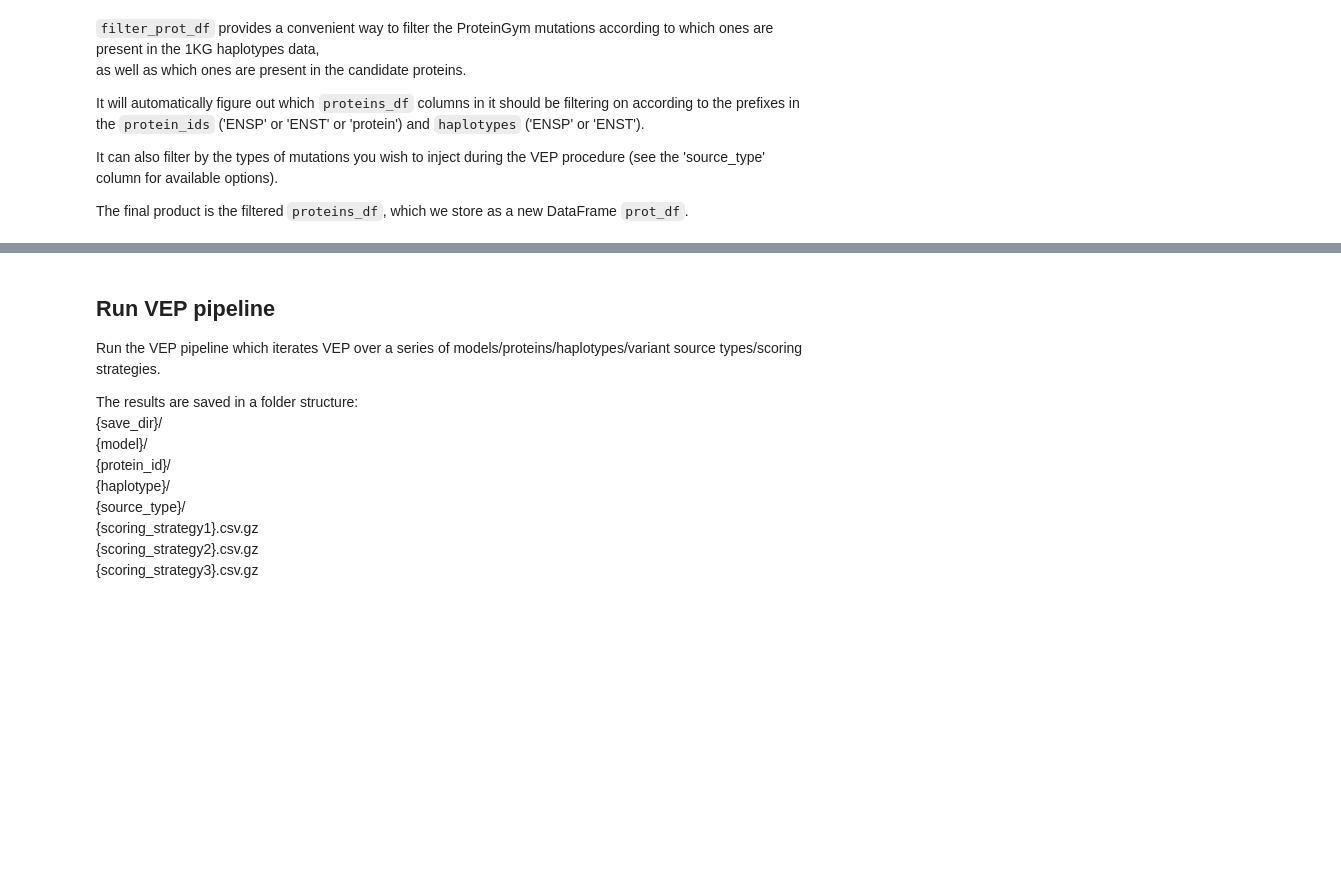
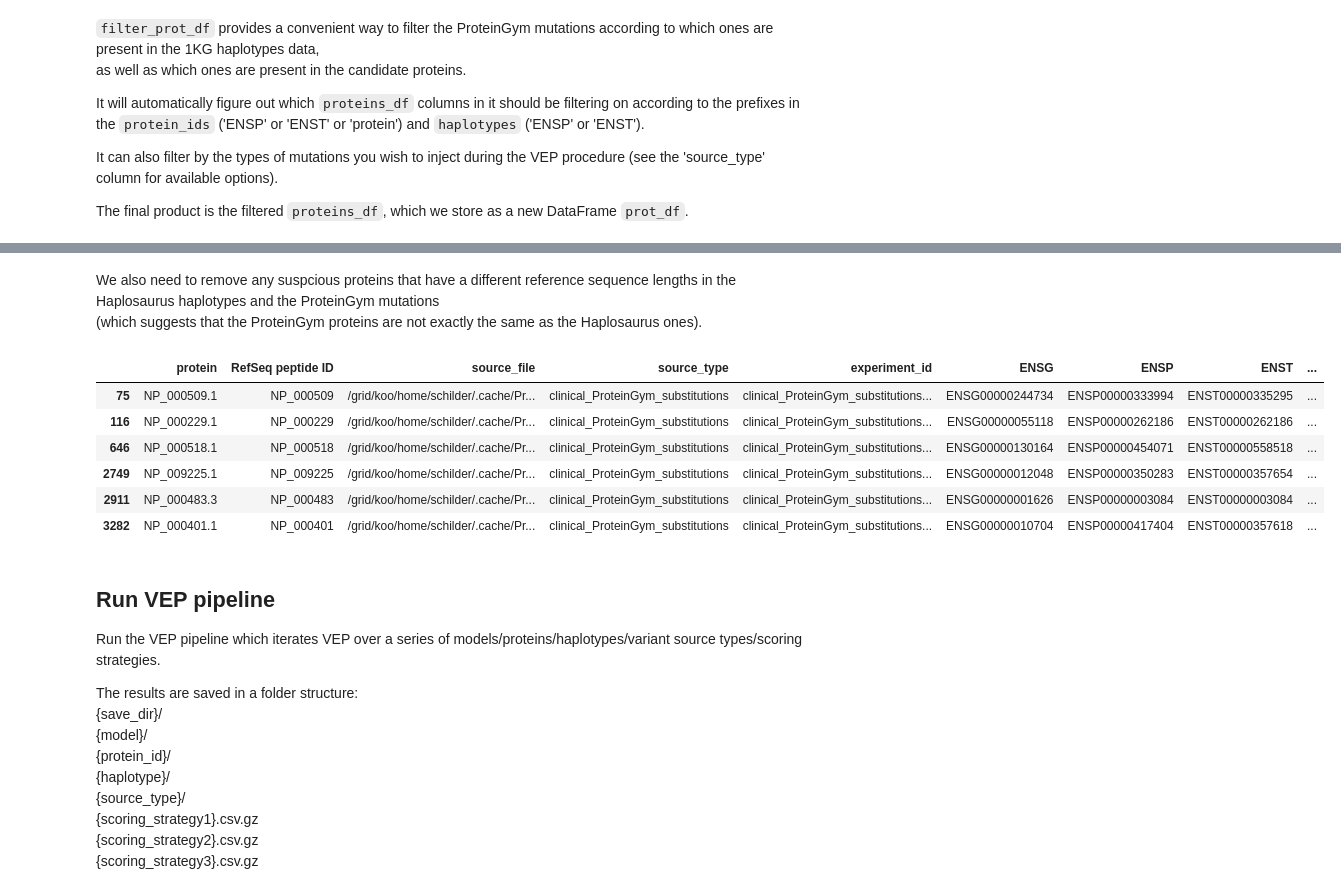
Before and after one commit to bschilder/VEP_protein, a Jupyter notebook: notebooks/VEP.ipynb, the cells around one changed output, grey strips where cells are left out. Saved outputs shown, nothing was run; the diff lists cells and outputs as text; code cells hidden in the pictures; blank space fills up the shorter version.

Commit message:
add sequence checks'

```diff
--- a/notebooks/VEP.ipynb
+++ b/notebooks/VEP.ipynb
@@ -109,3 +114,19 @@ Returning 5 unique proteins
+# %% [markdown]
+We also need to remove any suspcious proteins that have a different reference sequence lengths in the Haplosaurus haplotypes and the ProteinGym mutations
+(which suggests that the ProteinGym proteins are not exactly the same as the Haplosaurus ones).
+# %%
+prot_df = vp.add_sequence_checks(prot_df,
+                                  haplotypes=haplotypes)
+prot_df = prot_df.loc[prot_df['proteingym_haplosaurus_seq_identical'] == True]
+prot_df
+# %% [output]
+|  | protein | RefSeq peptide ID | source_file | source_type | experiment_id | ENSG | ENSP | ENST | ... |
+| 75 | NP_000509.1 | NP_000509 | /grid/koo/home/schilder/.cache/Pr... | clinical_ProteinGym_substitutions | clinical_ProteinGym_substitutions... | ENSG00000244734 | ENSP00000333994 | ENST00000335295 | ... |
+| 116 | NP_000229.1 | NP_000229 | /grid/koo/home/schilder/.cache/Pr... | clinical_ProteinGym_substitutions | clinical_ProteinGym_substitutions... | ENSG00000055118 | ENSP00000262186 | ENST00000262186 | ... |
+| 646 | NP_000518.1 | NP_000518 | /grid/koo/home/schilder/.cache/Pr... | clinical_ProteinGym_substitutions | clinical_ProteinGym_substitutions... | ENSG00000130164 | ENSP00000454071 | ENST00000558518 | ... |
+| 2749 | NP_009225.1 | NP_009225 | /grid/koo/home/schilder/.cache/Pr... | clinical_ProteinGym_substitutions | clinical_ProteinGym_substitutions... | ENSG00000012048 | ENSP00000350283 | ENST00000357654 | ... |
+| 2911 | NP_000483.3 | NP_000483 | /grid/koo/home/schilder/.cache/Pr... | clinical_ProteinGym_substitutions | clinical_ProteinGym_substitutions... | ENSG00000001626 | ENSP00000003084 | ENST00000003084 | ... |
+| 3282 | NP_000401.1 | NP_000401 | /grid/koo/home/schilder/.cache/Pr... | clinical_ProteinGym_substitutions | clinical_ProteinGym_substitutions... | ENSG00000010704 | ENSP00000417404 | ENST00000357618 | ... |
 # %% [markdown]
 ## Run VEP pipeline
 
```
Also changed, not shown: parts of 5 cells of this notebook, 6 other files.
